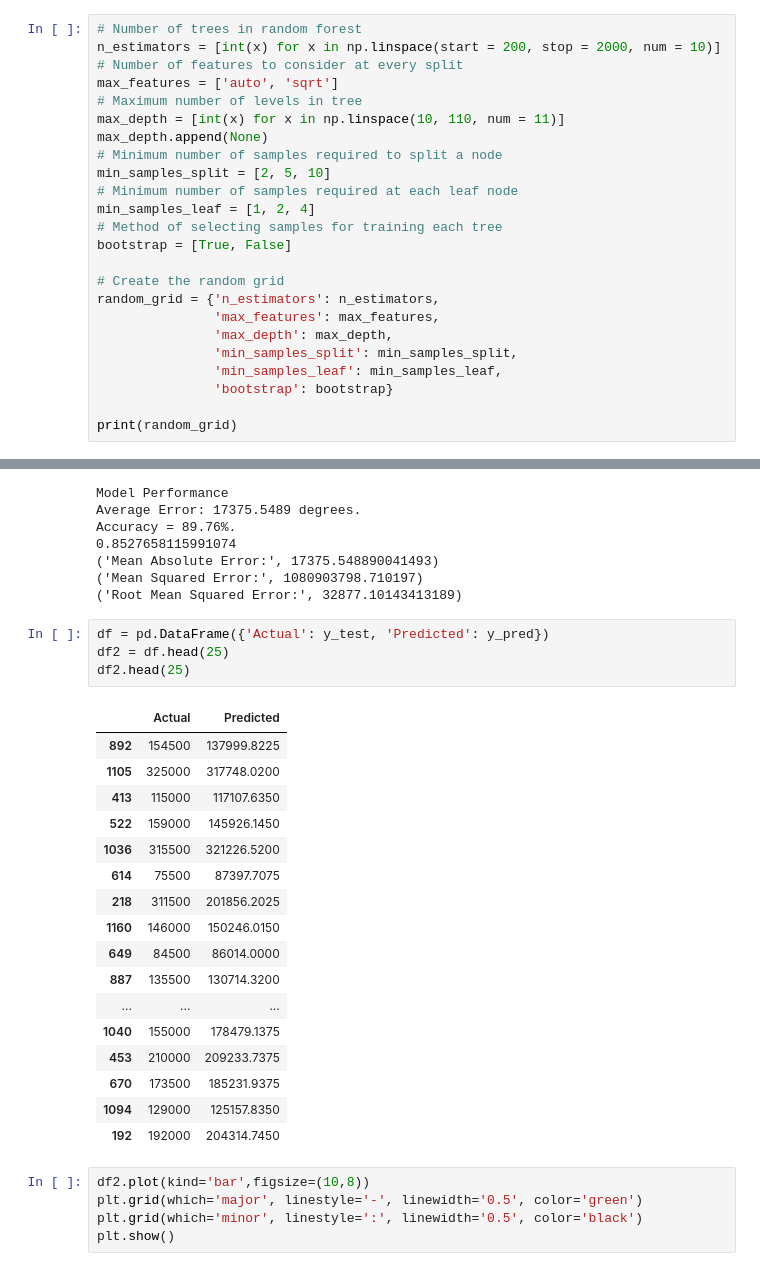
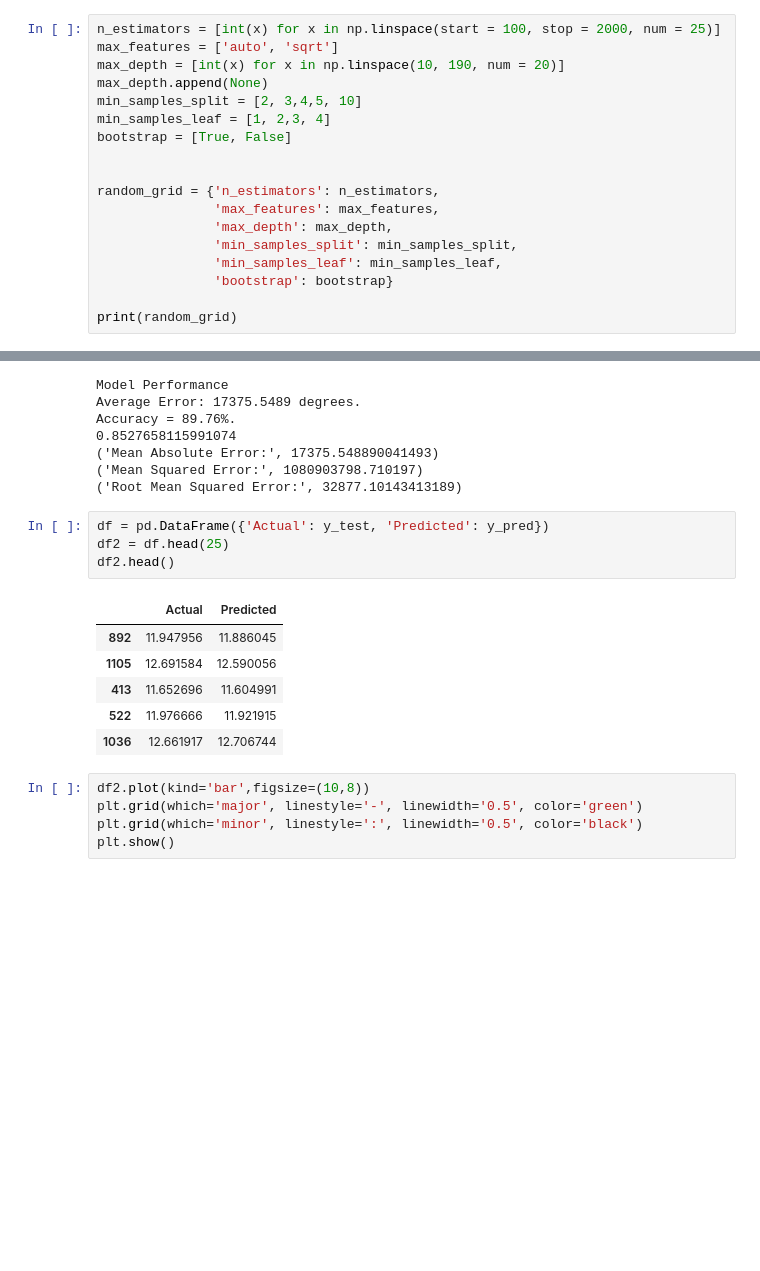
Before and after one commit to Juhi-Purswani/House_Prices-Regression_technique, a Jupyter notebook: RandomForestRegression.ipynb, the cells around one changed output, grey strips where cells are left out. Cells and saved outputs as stored; diff of their text form; blank space fills up the shorter version.

Commit message:
Random forest applied with processed data

```diff
--- a/RandomForestRegression.ipynb
+++ b/RandomForestRegression.ipynb
@@ -154,21 +154,15 @@ plt.show()
 # %% [output]
 [figure]
 # %%
-# Number of trees in random forest
-n_estimators = [int(x) for x in np.linspace(start = 200, stop = 2000, num = 10)]
-# Number of features to consider at every split
+n_estimators = [int(x) for x in np.linspace(start = 100, stop = 2000, num = 25)]
 max_features = ['auto', 'sqrt']
-# Maximum number of levels in tree
-max_depth = [int(x) for x in np.linspace(10, 110, num = 11)]
+max_depth = [int(x) for x in np.linspace(10, 190, num = 20)]
 max_depth.append(None)
-# Minimum number of samples required to split a node
-min_samples_split = [2, 5, 10]
-# Minimum number of samples required at each leaf node
-min_samples_leaf = [1, 2, 4]
-# Method of selecting samples for training each tree
+min_samples_split = [2, 3,4,5, 10]
+min_samples_leaf = [1, 2,3, 4]
 bootstrap = [True, False]
 
-# Create the random grid
+
 random_grid = {'n_estimators': n_estimators,
                'max_features': max_features,
                'max_depth': max_depth,
@@ -278,25 +272,14 @@ Accuracy = 89.76%.
 # %%
 df = pd.DataFrame({'Actual': y_test, 'Predicted': y_pred})
 df2 = df.head(25)
-df2.head(25)
+df2.head()
 # %% [output]
 |  | Actual | Predicted |
-| 892 | 154500 | 137999.8225 |
-| 1105 | 325000 | 317748.0200 |
-| 413 | 115000 | 117107.6350 |
-| 522 | 159000 | 145926.1450 |
-| 1036 | 315500 | 321226.5200 |
-| 614 | 75500 | 87397.7075 |
-| 218 | 311500 | 201856.2025 |
-| 1160 | 146000 | 150246.0150 |
-| 649 | 84500 | 86014.0000 |
-| 887 | 135500 | 130714.3200 |
-| ... | ... | ... |
-| 1040 | 155000 | 178479.1375 |
-| 453 | 210000 | 209233.7375 |
-| 670 | 173500 | 185231.9375 |
-| 1094 | 129000 | 125157.8350 |
-| 192 | 192000 | 204314.7450 |
+| 892 | 11.947956 | 11.886045 |
+| 1105 | 12.691584 | 12.590056 |
+| 413 | 11.652696 | 11.604991 |
+| 522 | 11.976666 | 11.921915 |
+| 1036 | 12.661917 | 12.706744 |
 # %%
 df2.plot(kind='bar',figsize=(10,8))
 plt.grid(which='major', linestyle='-', linewidth='0.5', color='green')
```
Also changed, not shown: parts of 6 cells of this notebook.
